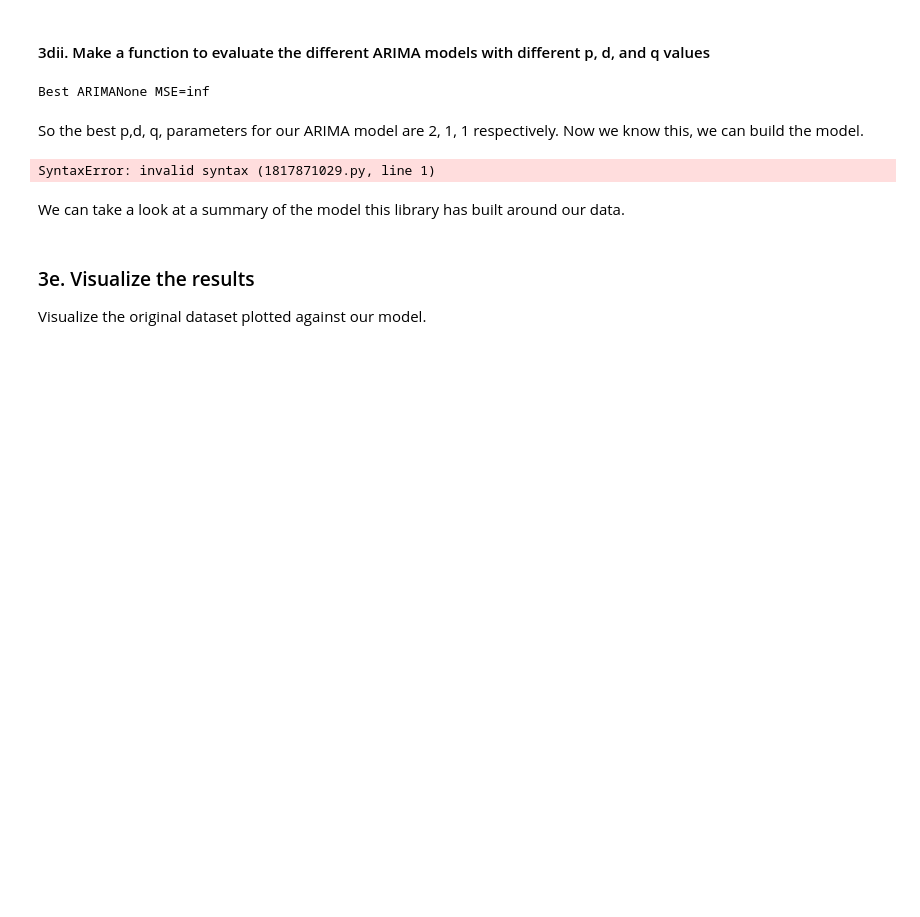
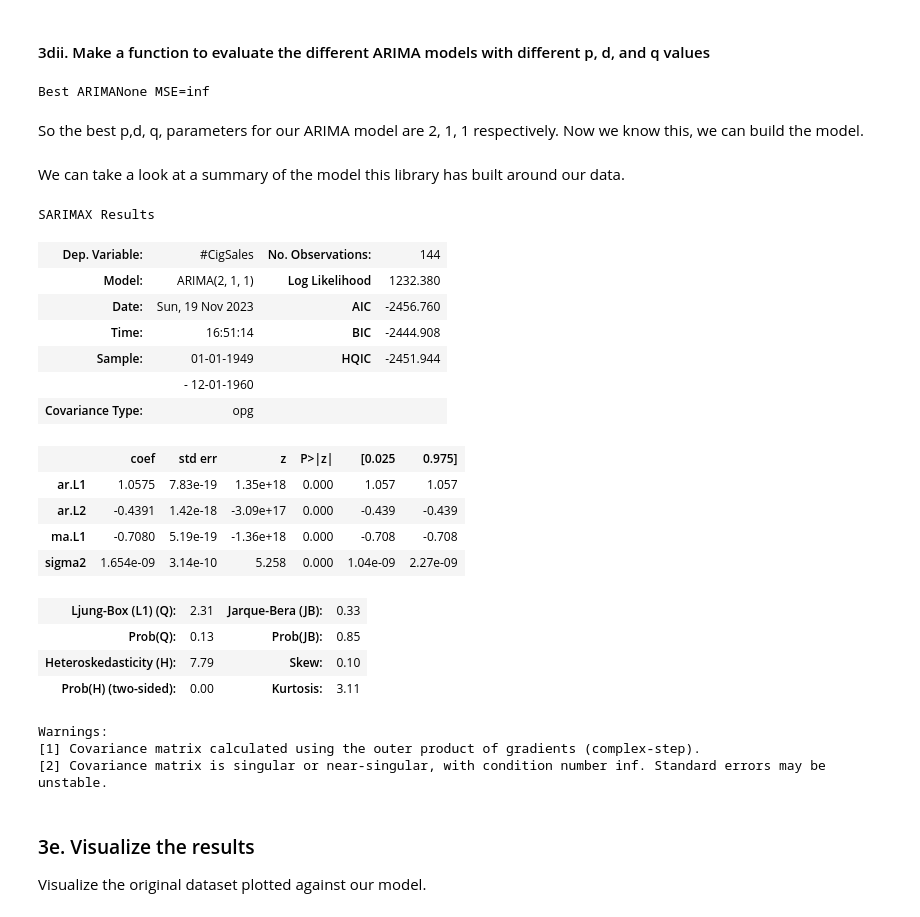
Before and after one commit to Gardenialover/dsc, a Jupyter notebook: unit 32.1 cowboy/Cowboys&CigrettesCaseStudy/Cowboy Cigarettes Case Study - Tier 3.ipynb, the cells around one changed output. Saved outputs shown, nothing was run; the diff lists cells and outputs as text; code cells hidden in the pictures; blank space fills up the shorter version.

```diff
--- a/unit 32.1 cowboy/Cowboys&CigrettesCaseStudy/Cowboy Cigarettes Case Study - Tier 3.ipynb
+++ b/unit 32.1 cowboy/Cowboys&CigrettesCaseStudy/Cowboy Cigarettes Case Study - Tier 3.ipynb
@@ -383,7 +342,3 @@ different_arima_mse (y_log, p_values,d_values,q_values)
 Best ARIMANone MSE=inf
 # %% [markdown]
 So the best p,d, q, parameters for our ARIMA model are 2, 1, 1 respectively. Now we know this, we can build the model.
-# %%
-_ _ _
-# %% [output]
-SyntaxError: invalid syntax (1817871029.py, line 1)
@@ -394,3 +353,26 @@ _ _ _
+# %%
+results.summary()
+# %% [output]
+SARIMAX Results
+| Dep. Variable: | #CigSales | No. Observations: | 144 |
+| Model: | ARIMA(2, 1, 1) | Log Likelihood | 1232.380 |
+| Date: | Sun, 19 Nov 2023 | AIC | -2456.760 |
+| Time: | 16:51:14 | BIC | -2444.908 |
+| Sample: | 01-01-1949 | HQIC | -2451.944 |
+|  | - 12-01-1960 |  |  |
+| Covariance Type: | opg |  |  |
+|  | coef | std err | z | P>|z| | [0.025 | 0.975] |
+| ar.L1 | 1.0575 | 7.83e-19 | 1.35e+18 | 0.000 | 1.057 | 1.057 |
+| ar.L2 | -0.4391 | 1.42e-18 | -3.09e+17 | 0.000 | -0.439 | -0.439 |
+| ma.L1 | -0.7080 | 5.19e-19 | -1.36e+18 | 0.000 | -0.708 | -0.708 |
+| sigma2 | 1.654e-09 | 3.14e-10 | 5.258 | 0.000 | 1.04e-09 | 2.27e-09 |
+| Ljung-Box (L1) (Q): | 2.31 | Jarque-Bera (JB): | 0.33 |
+| Prob(Q): | 0.13 | Prob(JB): | 0.85 |
+| Heteroskedasticity (H): | 7.79 | Skew: | 0.10 |
+| Prob(H) (two-sided): | 0.00 | Kurtosis: | 3.11 |
+Warnings:
+[1] Covariance matrix calculated using the outer product of gradients (complex-step).
+[2] Covariance matrix is singular or near-singular, with condition number inf. Standard errors may be unstable.
 # %% [markdown]
 ### 3e. Visualize the results
 
```
Also changed, not shown: parts of 20 cells of this notebook.
